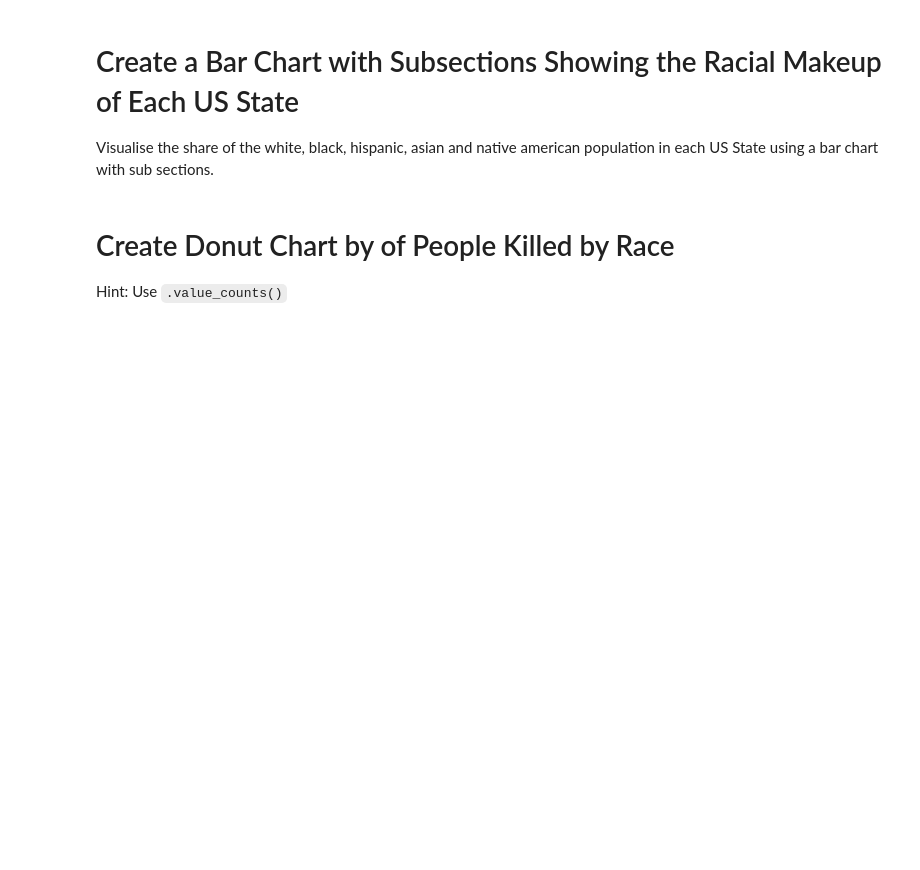
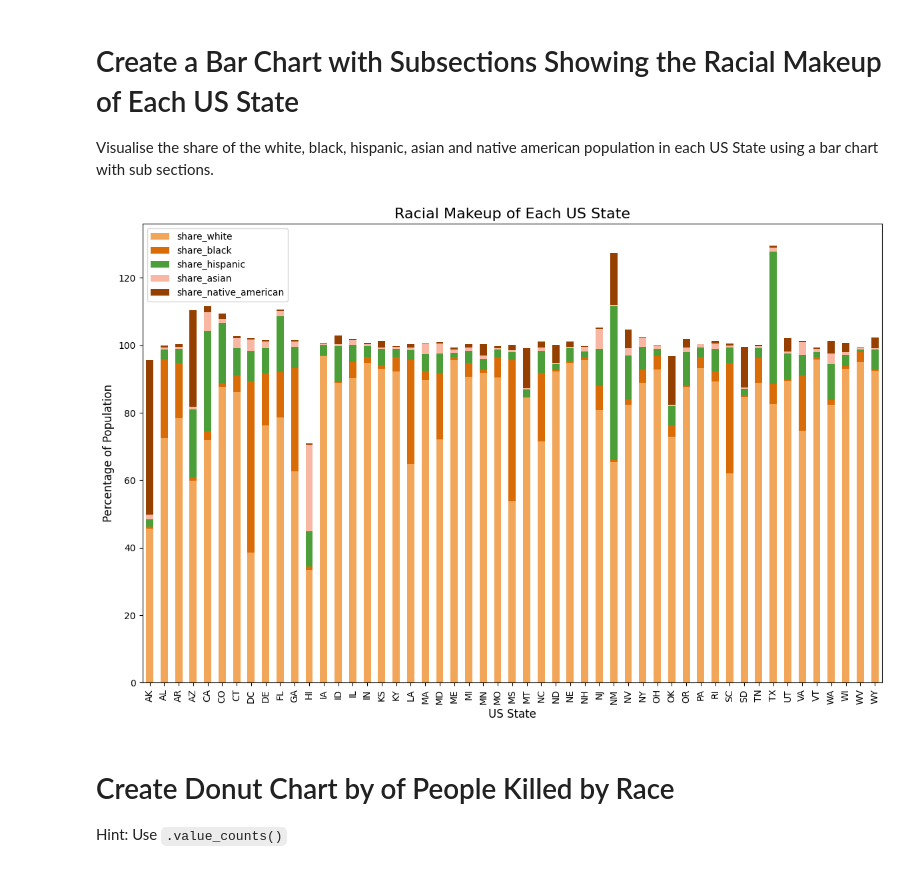
Before and after one commit to chrisZerv/Analyse-Deaths-involving-Police-in-the-United-States, a Jupyter notebook: Fatal_Force.ipynb, the cells around one changed output. Saved outputs shown, nothing was run; the diff lists cells and outputs as text; code cells hidden in the pictures; blank space fills up the shorter version.

```diff
--- a/Fatal_Force.ipynb
+++ b/Fatal_Force.ipynb
@@ -272,6 +353,48 @@ The state with the highest high school graduation rate is MA with a rate of 92.4
 # Create a Bar Chart with Subsections Showing the Racial Makeup of Each US State
 
 Visualise the share of the white, black, hispanic, asian and native american population in each US State using a bar chart with sub sections.
+# %%
+# Ensure that racial share columns are numeric, coercing any errors to NaN
+df_share_race_city['share_white'] = pd.to_numeric(df_share_race_city['share_white'], errors='coerce')
+df_share_race_city['share_black'] = pd.to_numeric(df_share_race_city['share_black'], errors='coerce')
+df_share_race_city['share_hispanic'] = pd.to_numeric(df_share_race_city['share_hispanic'], errors='coerce')
+df_share_race_city['share_asian'] = pd.to_numeric(df_share_race_city['share_asian'], errors='coerce')
+df_share_race_city['share_native_american'] = pd.to_numeric(df_share_race_city['share_native_american'], errors='coerce')
+
+# Drop rows where any of the racial share columns have NaN values
+df_cleaned_race_data = df_share_race_city.dropna(subset=[
+    'share_white', 'share_black', 'share_hispanic', 'share_asian', 'share_native_american'
+])
+
+# Group by 'Geographic area' (state) and calculate the mean for each racial group
+# We exclude the 'City' column to avoid issues with non-numeric data
+race_by_state = df_cleaned_race_data.groupby('Geographic area')[[
+    'share_white', 'share_black', 'share_hispanic', 'share_asian', 'share_native_american'
+]].mean().reset_index()
+
+# Set the state as the index for plotting
+race_by_state.set_index('Geographic area', inplace=True)
+# %%
+race_by_state.plot(
+    kind='bar',
+    stacked=True,
+    figsize=(12, 8),
+    color=['#f2a65a', '#d96c06', '#4c9f38', '#f7b7a3', '#964000']  # Customize colors if desired
+)
+
+# Adding labels and title
+plt.title('Racial Makeup of Each US State', fontsize=16)
+plt.xlabel('US State', fontsize=12)
+plt.ylabel('Percentage of Population', fontsize=12)
+
+# Rotate x-axis labels for better readability
+plt.xticks(rotation=90)
+
+# Show the plot
+plt.tight_layout()
+plt.show()
+# %% [output]
+[figure, added]
 # %% [markdown]
 # Create Donut Chart by of People Killed by Race
 
```
Also changed, not shown: parts of 30 cells of this notebook.
